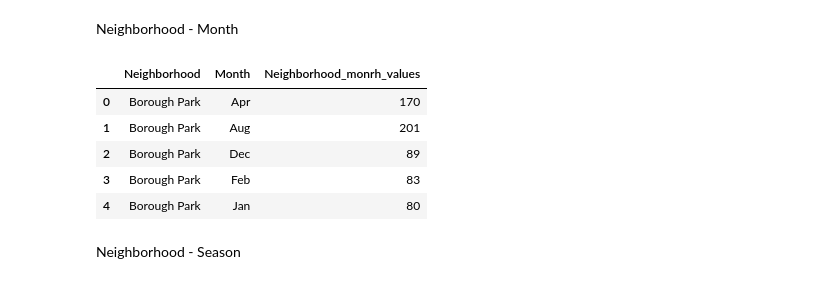
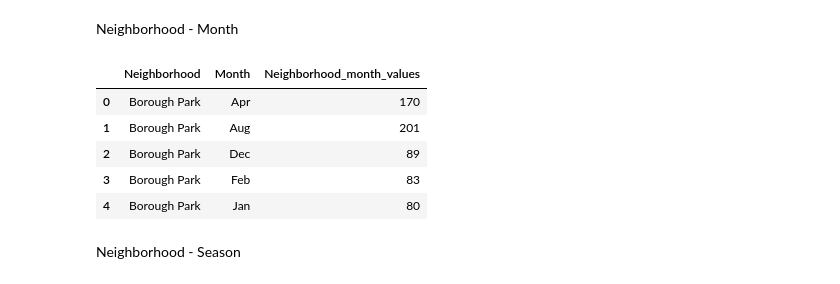
Before and after one commit to dthoma8/ratsinthecity, a Jupyter notebook: Rats in the City - Data Wrangling.ipynb, the cells around one changed output. Cells and saved outputs as stored; diff of their text form; code cells hidden in the pictures.

```diff
--- a/Rats in the City - Data Wrangling.ipynb
+++ b/Rats in the City - Data Wrangling.ipynb
@@ -891,15 +891,15 @@ df_nhood_year.head()
 Neighborhood - Month
 # %%
 df_nhood_month = (df[["Neighborhood", "Month"]]
-                    .assign(Neighborhood_monrh_values=0)
+                    .assign(Neighborhood_month_values=0)
                     .groupby(["Neighborhood", "Month"])
-                    .Neighborhood_monrh_values
+                    .Neighborhood_month_values
                     .count()
                     .reset_index()
                    )
 df_nhood_month.head()
 # %% [output]
-|  | Neighborhood | Month | Neighborhood_monrh_values |
+|  | Neighborhood | Month | Neighborhood_month_values |
 | 0 | Borough Park | Apr | 170 |
 | 1 | Borough Park | Aug | 201 |
 | 2 | Borough Park | Dec | 89 |
```
Also changed, not shown: parts of 28 cells of this notebook.
